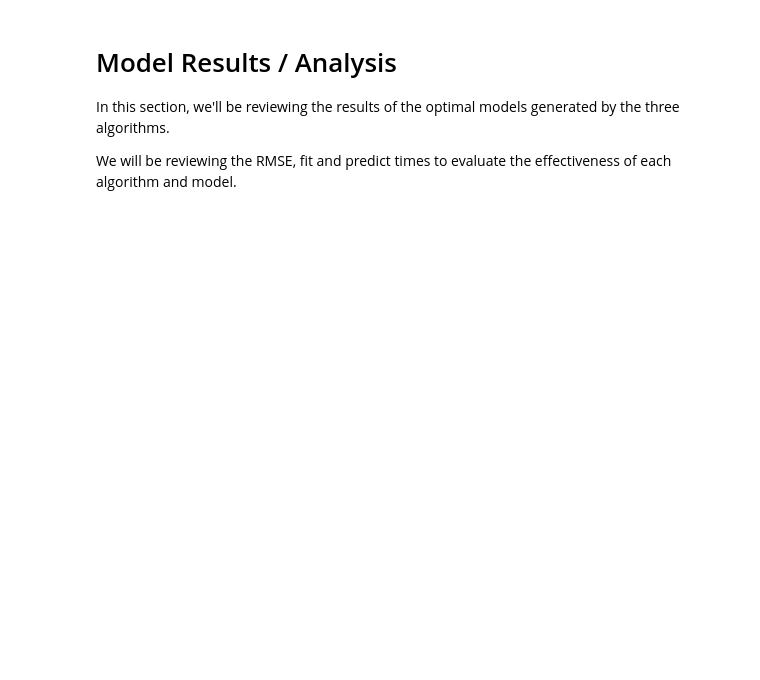
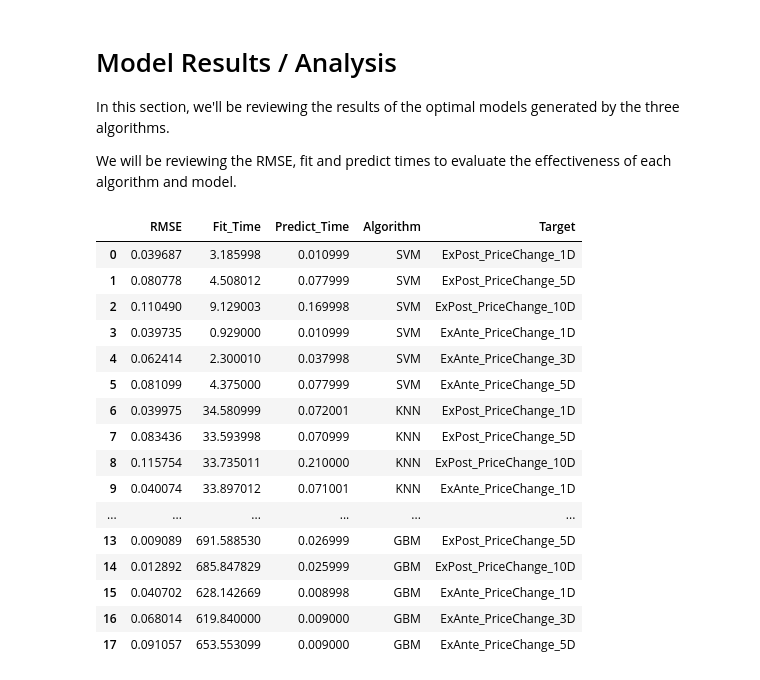
Before and after one commit to aidosandrew/Springboard, a Jupyter notebook: Submissions/CapstoneTwo/notebooks/CapstoneTwo Part Four - Modeling.ipynb, the cells around one changed output. Cells and saved outputs as stored; diff of their text form; code cells hidden in the pictures; blank space fills up the shorter version.

```diff
--- a/Submissions/CapstoneTwo/notebooks/CapstoneTwo Part Four - Modeling.ipynb
+++ b/Submissions/CapstoneTwo/notebooks/CapstoneTwo Part Four - Modeling.ipynb
@@ -457,27 +462,45 @@ We will be reviewing the RMSE, fit and predict times to evaluate the effectivene
 # %%
 # First, let's shape our output so it can be easily plotted for seaborn visualization
 
 # SVM output
-df_SVM = pd.DataFrame(np.vstack([SVM_errors, SVM_fit_times, SVM_fit_times]).T,
+df_SVM = pd.DataFrame(np.vstack([SVM_errors, SVM_fit_times, SVM_predict_times]).T,
                       columns=['RMSE', 'Fit_Time', 'Predict_Time'])
-df_SVM['Model']='SVM'
+df_SVM['Algorithm']='SVM'
 df_SVM['Target']=y_labels
 
 # KNN output
-df_KNN = pd.DataFrame(np.vstack([KNN_errors, KNN_fit_times, KNN_fit_times]).T,
+df_KNN = pd.DataFrame(np.vstack([KNN_errors, KNN_fit_times, KNN_predict_times]).T,
                       columns=['RMSE', 'Fit_Time', 'Predict_Time'])
-df_KNN['Model']='KNN'
+df_KNN['Algorithm']='KNN'
 df_KNN['Target']=y_labels
 
 # GBM output
-df_GBM = pd.DataFrame(np.vstack([GBM_errors, GBM_fit_times, GBM_fit_times]).T,
-                      columns=['RMSE', 'Fit_Time', 'Predict_Time']])
-df_GBM['Model']='GBM'
+df_GBM = pd.DataFrame(np.vstack([GBM_errors, GBM_fit_times, GBM_predict_times]).T,
+                      columns=['RMSE', 'Fit_Time', 'Predict_Time'])
+df_GBM['Algorithm']='GBM'
 df_GBM['Target']=y_labels
 
 # Finally, let's merge all the datasets together
 df_RMSE = pd.concat([df_SVM, df_KNN, df_GBM]).reset_index(drop=True)
 df_RMSE
+# %% [output]
+|  | RMSE | Fit_Time | Predict_Time | Algorithm | Target |
+| 0 | 0.039687 | 3.185998 | 0.010999 | SVM | ExPost_PriceChange_1D |
+| 1 | 0.080778 | 4.508012 | 0.077999 | SVM | ExPost_PriceChange_5D |
+| 2 | 0.110490 | 9.129003 | 0.169998 | SVM | ExPost_PriceChange_10D |
+| 3 | 0.039735 | 0.929000 | 0.010999 | SVM | ExAnte_PriceChange_1D |
+| 4 | 0.062414 | 2.300010 | 0.037998 | SVM | ExAnte_PriceChange_3D |
+| 5 | 0.081099 | 4.375000 | 0.077999 | SVM | ExAnte_PriceChange_5D |
+| 6 | 0.039975 | 34.580999 | 0.072001 | KNN | ExPost_PriceChange_1D |
+| 7 | 0.083436 | 33.593998 | 0.070999 | KNN | ExPost_PriceChange_5D |
+| 8 | 0.115754 | 33.735011 | 0.210000 | KNN | ExPost_PriceChange_10D |
+| 9 | 0.040074 | 33.897012 | 0.071001 | KNN | ExAnte_PriceChange_1D |
+| ... | ... | ... | ... | ... | ... |
+| 13 | 0.009089 | 691.588530 | 0.026999 | GBM | ExPost_PriceChange_5D |
+| 14 | 0.012892 | 685.847829 | 0.025999 | GBM | ExPost_PriceChange_10D |
+| 15 | 0.040702 | 628.142669 | 0.008998 | GBM | ExAnte_PriceChange_1D |
+| 16 | 0.068014 | 619.840000 | 0.009000 | GBM | ExAnte_PriceChange_3D |
+| 17 | 0.091057 | 653.553099 | 0.009000 | GBM | ExAnte_PriceChange_5D |
 # %%
 # Let's plot the RMSE errors for each of our targets across each of the algorithms
 
```
Also changed, not shown: parts of 6 cells of this notebook.
